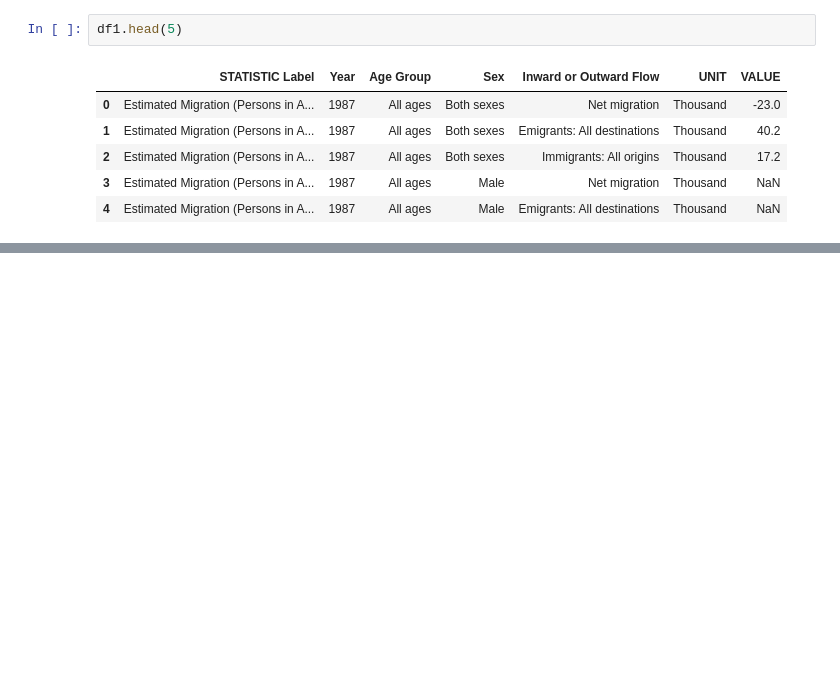
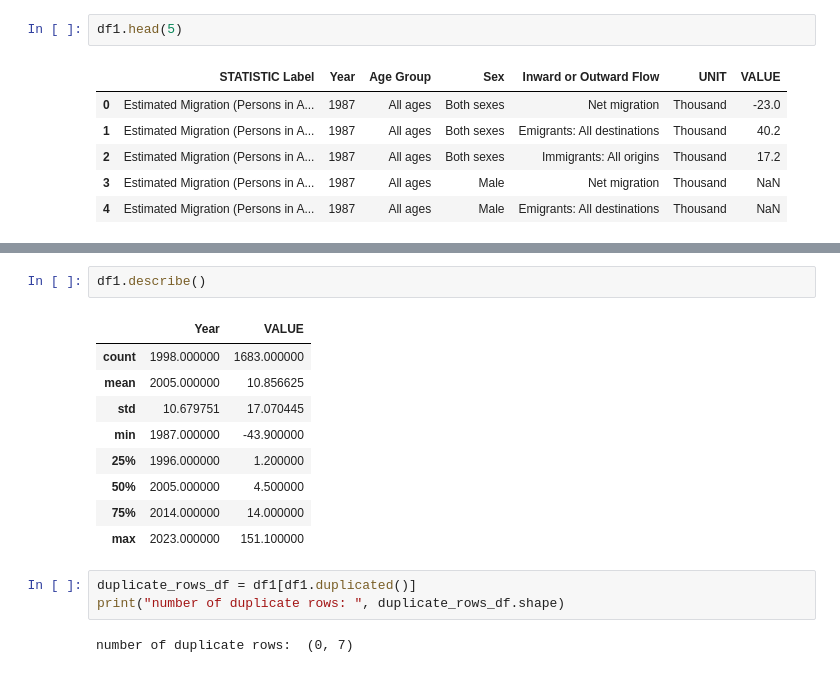
Before and after one commit to salahagnir/CA, a Jupyter notebook: CA1.ipynb, the cells around one changed output, grey strips where cells are left out. Cells and saved outputs as stored; diff of their text form; blank space fills up the shorter version.

```diff
--- a/CA1.ipynb
+++ b/CA1.ipynb
@@ -54,0 +96,17 @@ df1.head(5)
+# %%
+df1.describe()
+# %% [output]
+|  | Year | VALUE |
+| count | 1998.000000 | 1683.000000 |
+| mean | 2005.000000 | 10.856625 |
+| std | 10.679751 | 17.070445 |
+| min | 1987.000000 | -43.900000 |
+| 25% | 1996.000000 | 1.200000 |
+| 50% | 2005.000000 | 4.500000 |
+| 75% | 2014.000000 | 14.000000 |
+| max | 2023.000000 | 151.100000 |
+# %%
+duplicate_rows_df = df1[df1.duplicated()]
+print("number of duplicate rows: ", duplicate_rows_df.shape)
+# %% [output]
+number of duplicate rows:  (0, 7)
```
Also changed, not shown: parts of 6 cells of this notebook.
